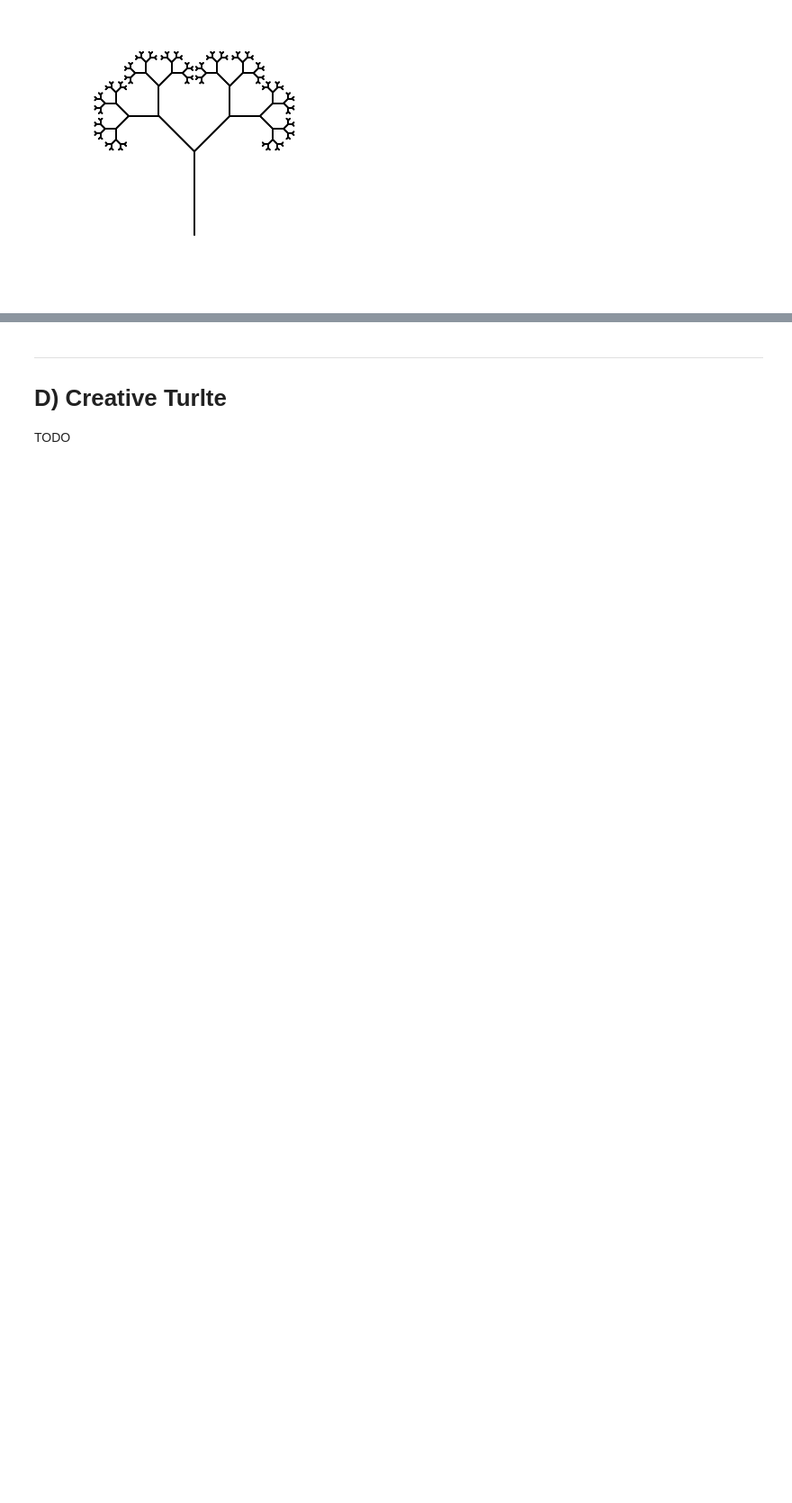
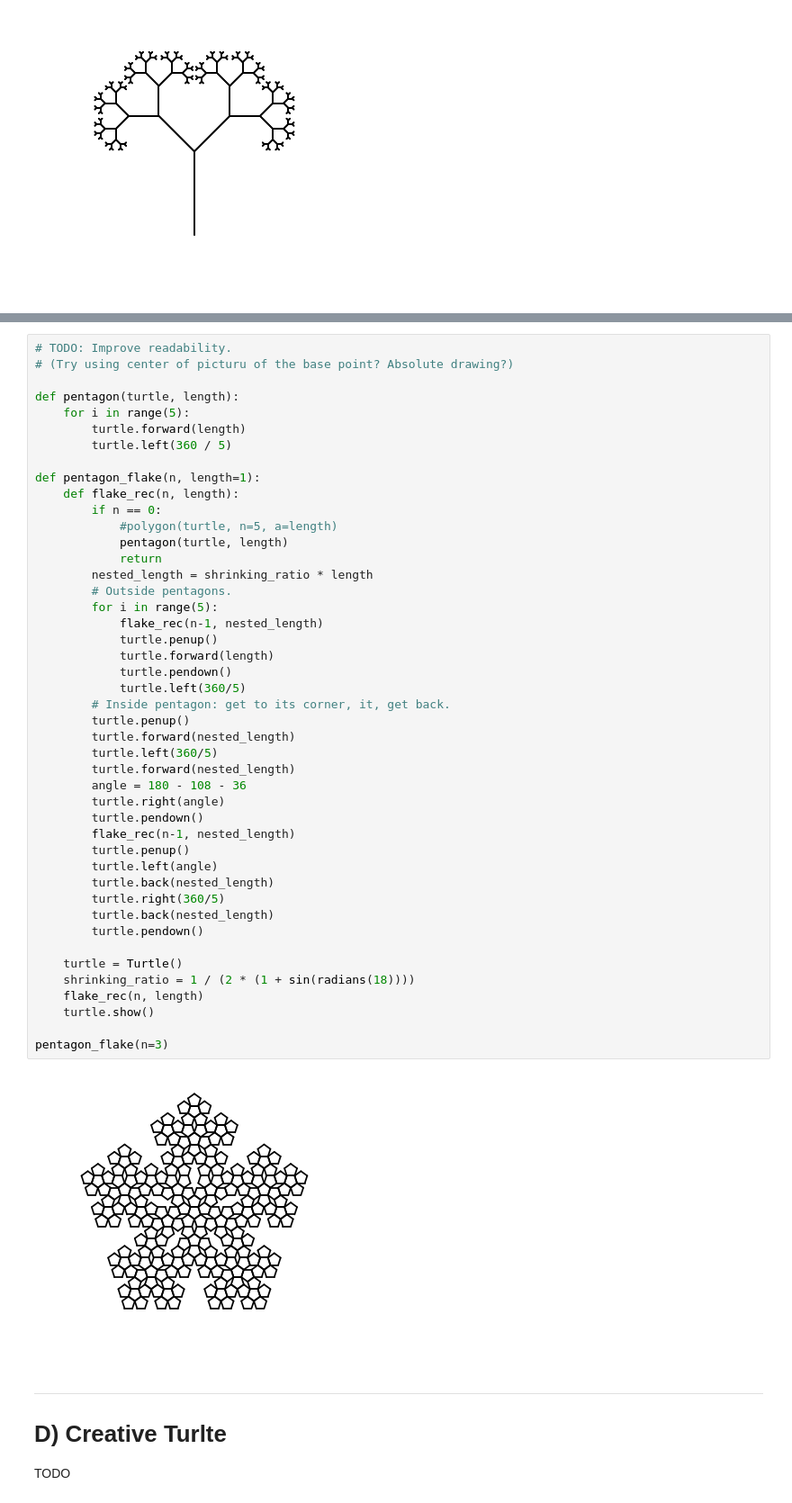
Before and after one commit to effa/iv122, a Jupyter notebook: 03-geometry.ipynb, the cells around one changed output, grey strips where cells are left out. Shown at 90% size. Drawn from its saved outputs; the diff is of its cells as text; blank space fills up the shorter version.

```diff
--- a/03-geometry.ipynb
+++ b/03-geometry.ipynb
@@ -233,3 +275,50 @@ tree()
+# %%
+# TODO: Improve readability.
+# (Try using center of picturu of the base point? Absolute drawing?)
+
+def pentagon(turtle, length):
+    for i in range(5):
+        turtle.forward(length)
+        turtle.left(360 / 5)
+
+def pentagon_flake(n, length=1):
+    def flake_rec(n, length):
+        if n == 0:
+            #polygon(turtle, n=5, a=length)
+            pentagon(turtle, length)
+            return
+        nested_length = shrinking_ratio * length
+        # Outside pentagons.
+        for i in range(5):
+            flake_rec(n-1, nested_length)
+            turtle.penup()
+            turtle.forward(length)
+            turtle.pendown()
+            turtle.left(360/5)
+        # Inside pentagon: get to its corner, it, get back.
+        turtle.penup()
+        turtle.forward(nested_length)
+        turtle.left(360/5)
+        turtle.forward(nested_length)
+        angle = 180 - 108 - 36
+        turtle.right(angle)
+        turtle.pendown()
+        flake_rec(n-1, nested_length)
+        turtle.penup()
+        turtle.left(angle)
+        turtle.back(nested_length)
+        turtle.right(360/5)
+        turtle.back(nested_length)
+        turtle.pendown()
+
+    turtle = Turtle()
+    shrinking_ratio = 1 / (2 * (1 + sin(radians(18))))
+    flake_rec(n, length)
+    turtle.show()
+
+pentagon_flake(n=3)
+# %% [output]
+[figure, added]
 # %% [markdown]
 -----
 
```
Also changed, not shown: parts of 3 cells of this notebook.
